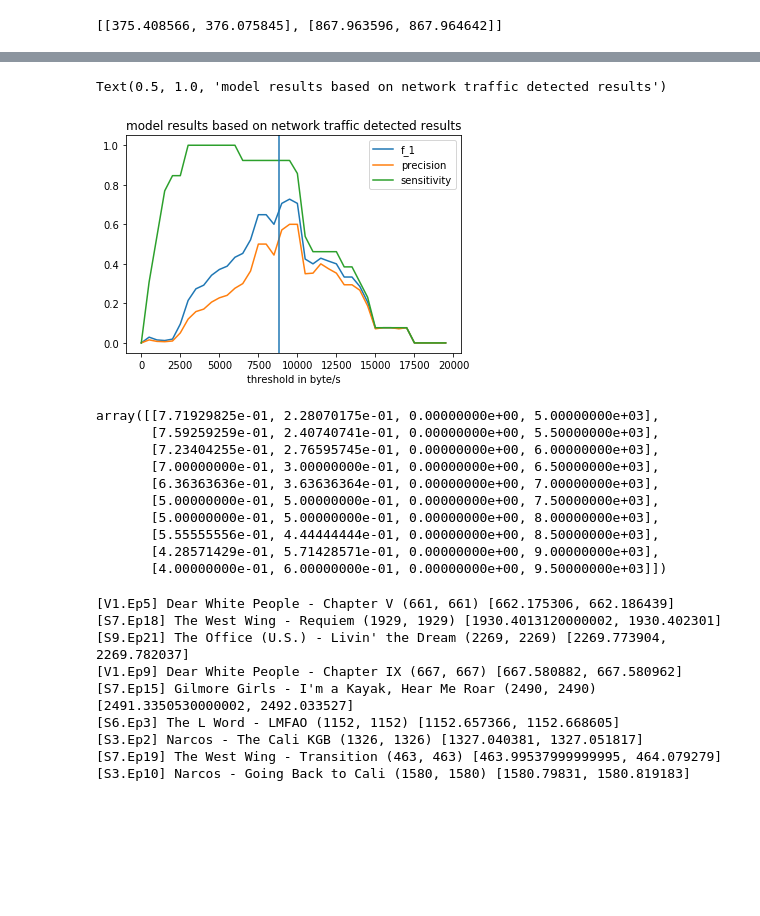
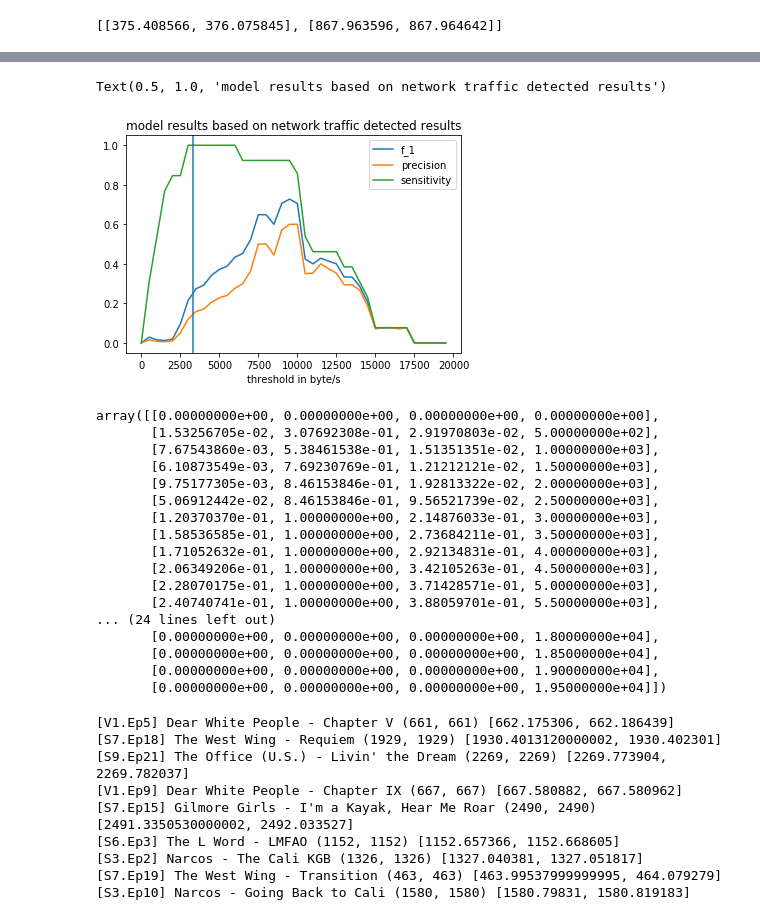
Before and after one commit to wnykuang/activation_detector, a Jupyter notebook: EDA_modeling_final1a.ipynb, the cells around one changed output, grey strips where cells are left out. Drawn from its saved outputs; the diff is of its cells as text; code cells hidden in the pictures; blank space fills up the shorter version.

```diff
--- a/EDA_modeling_final1a.ipynb
+++ b/EDA_modeling_final1a.ipynb
@@ -2934,8 +2950,8 @@ np.percentile(medians_speeds_activations, 10)
 filtered_medians_idle = np.asanyarray(all_medians_idles)
 filtered_medians_idle = filtered_medians_idle
 # %%
-temp = filtered_medians_idle[filtered_medians_idle < np.percentile(all_medians_idles, 97)]
-temp2 = medians_speeds_activations[medians_speeds_activations < np.percentile(medians_speeds_activations, 99)]
+temp = filtered_medians_idle[filtered_medians_idle < np.percentile(filtered_medians_idle, 98)]
+temp2 = medians_speeds_activations[medians_speeds_activations < np.percentile(medians_speeds_activations, 100)]
 plt.hist(temp, density=True, cumulative=True, label='background',
          histtype='step', alpha=0.8, color='y')
 plt.hist(temp2, density=True, cumulative=True, label='activation',
@@ -2944,7 +2960,9 @@ plt.hist(temp2, density=True, cumulative=True, label='activation',
 plt.title("overall ECDF of network speed to MS address")
 plt.xlabel("speed in bytes/s")
 plt.ylabel("ECDF")
-plt.axvline(8815.574999999999)
+plt.axvline(1484, label='median of idle', c = 'y')
+plt.axvline(5150, label='median of activation', c = 'r')
+plt.axvline(7500, label='threshold')
 plt.legend()
 # %% [output]
 <matplotlib.legend.Legend at 0x...>
@@ -3230,0 +3258,22 @@ for threshold in range(0, 20000, 500):
+# %%
+res = []
+for threshold in range(0, 20000, 500):
+    res.append((*compute_fp_fn(threshold), threshold))
+res = np.asarray(res)
+data = pd.DataFrame({
+    'threshold' : res[:, 3],
+    'sensitivity': res[:, 1],
+    'precision': res[:, 0],
+    'f_1': res[:, 2]
+})
+#plt.plot("threshold", 'true_positvie', data)
+# plt.plot(res[:, 3], res[:, 0])
+# plt.plot(res[:, 3], res[:, 2])
+plt.plot('threshold', 'f_1', data=data)
+plt.plot('threshold', 'precision', data=data)
+plt.plot('threshold', 'sensitivity', data=data)
+plt.legend()
+plt.xlabel('threshold in byte/s')
+plt.title('')
+plt.axvline(7500)
+plt.title('model results based on network traffic detected results')
@@ -3231,38 +3283,45 @@ for threshold in range(0, 20000, 500):
 # %%
 res = np.asarray(res)
 data = pd.DataFrame({
     'threshold' : res[:, 3],
     'sensitivity': res[:, 1],
     'precision': res[:, 0],
     'f_1': res[:, 2]
 })
 #plt.plot("threshold", 'true_positvie', data)
 # plt.plot(res[:, 3], res[:, 0])
 # plt.plot(res[:, 3], res[:, 2])
 plt.plot('threshold', 'f_1', data=data)
 plt.plot('threshold', 'precision', data=data)
 plt.plot('threshold', 'sensitivity', data=data)
 plt.legend()
 plt.xlabel('threshold in byte/s')
 plt.title('')
-plt.axvline(8815.574999999999)
+plt.axvline(3317)
 plt.title('model results based on network traffic detected results')
 # %% [output]
 Text(0.5, 1.0, 'model results based on network traffic detected results')
-[figure, old version]
+[figure, new version]
 # %%
 res[:, ]
 # %% [output]
-array([[7.71929825e-01, 2.28070175e-01, 0.00000000e+00, 5.00000000e+03],
-       [7.59259259e-01, 2.40740741e-01, 0.00000000e+00, 5.50000000e+03],
-       [7.23404255e-01, 2.76595745e-01, 0.00000000e+00, 6.00000000e+03],
-       [7.00000000e-01, 3.00000000e-01, 0.00000000e+00, 6.50000000e+03],
-       [6.36363636e-01, 3.63636364e-01, 0.00000000e+00, 7.00000000e+03],
-       [5.00000000e-01, 5.00000000e-01, 0.00000000e+00, 7.50000000e+03],
-       [5.00000000e-01, 5.00000000e-01, 0.00000000e+00, 8.00000000e+03],
-       [5.55555556e-01, 4.44444444e-01, 0.00000000e+00, 8.50000000e+03],
-       [4.28571429e-01, 5.71428571e-01, 0.00000000e+00, 9.00000000e+03],
-       [4.00000000e-01, 6.00000000e-01, 0.00000000e+00, 9.50000000e+03]])
+array([[0.00000000e+00, 0.00000000e+00, 0.00000000e+00, 0.00000000e+00],
+       [1.53256705e-02, 3.07692308e-01, 2.91970803e-02, 5.00000000e+02],
+       [7.67543860e-03, 5.38461538e-01, 1.51351351e-02, 1.00000000e+03],
+       [6.10873549e-03, 7.69230769e-01, 1.21212121e-02, 1.50000000e+03],
+       [9.75177305e-03, 8.46153846e-01, 1.92813322e-02, 2.00000000e+03],
+       [5.06912442e-02, 8.46153846e-01, 9.56521739e-02, 2.50000000e+03],
+       [1.20370370e-01, 1.00000000e+00, 2.14876033e-01, 3.00000000e+03],
+       [1.58536585e-01, 1.00000000e+00, 2.73684211e-01, 3.50000000e+03],
+       [1.71052632e-01, 1.00000000e+00, 2.92134831e-01, 4.00000000e+03],
+       [2.06349206e-01, 1.00000000e+00, 3.42105263e-01, 4.50000000e+03],
+       [2.28070175e-01, 1.00000000e+00, 3.71428571e-01, 5.00000000e+03],
+       [2.40740741e-01, 1.00000000e+00, 3.88059701e-01, 5.50000000e+03],
+... (24 lines left out)
+       [0.00000000e+00, 0.00000000e+00, 0.00000000e+00, 1.80000000e+04],
+       [0.00000000e+00, 0.00000000e+00, 0.00000000e+00, 1.85000000e+04],
+       [0.00000000e+00, 0.00000000e+00, 0.00000000e+00, 1.90000000e+04],
+       [0.00000000e+00, 0.00000000e+00, 0.00000000e+00, 1.95000000e+04]])
 # %%
 total_hit = 0
 total_guess = 0
```
Also changed, not shown: parts of 17 cells of this notebook, 1 other file.
